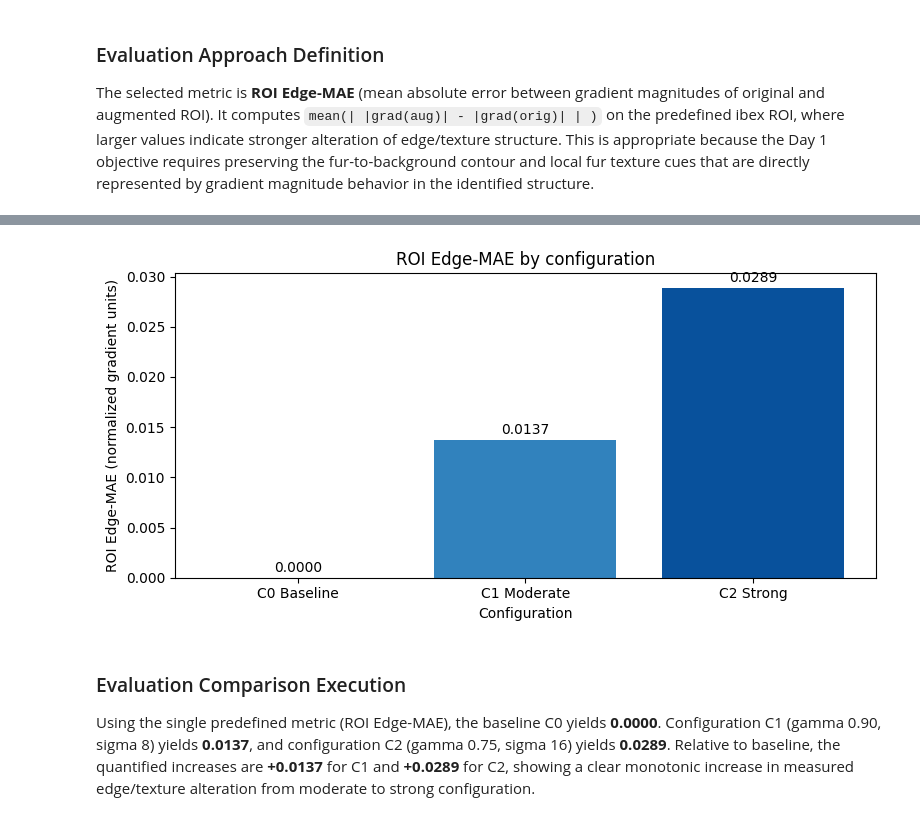
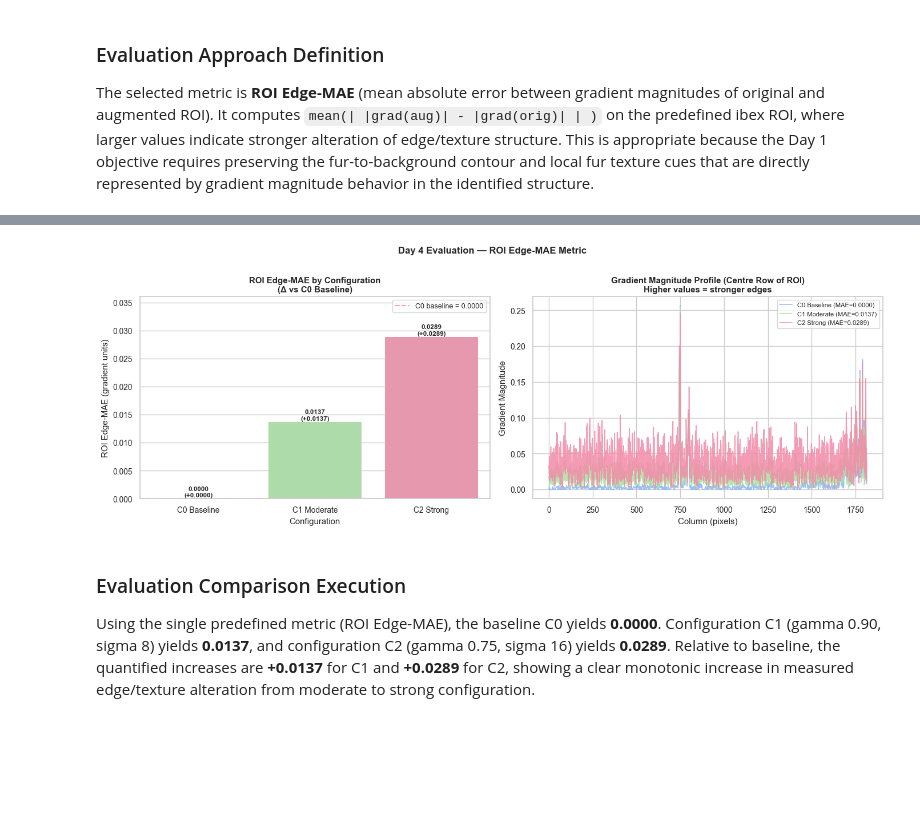
Before and after one commit to schwitzkasten/fhnw-ds-gbsv, a Jupyter notebook: Challenges MC2/gbsv-mc2.1_revisions.ipynb, the cells around one changed output, grey strips where cells are left out. Cells and saved outputs as stored; diff of their text form; code cells hidden in the pictures; blank space fills up the shorter version.

```diff
--- a/Challenges MC2/gbsv-mc2.1_revisions.ipynb
+++ b/Challenges MC2/gbsv-mc2.1_revisions.ipynb
@@ -113,7 +333,10 @@ Gamma and Gaussian models are useful approximations but do not capture all alpin
 # %%
 import numpy as np
 import matplotlib.pyplot as plt
+import seaborn as sns
 from PIL import Image
+
+sns.set_theme(style="whitegrid", font_scale=0.9)
 
 img = np.array(Image.open("Data/Steinbock.jpg").convert("RGB"))
 img = np.rot90(img, k=-1)
@@ -195,6 +464,13 @@ plt.show()
 
 The selected metric is **ROI Edge-MAE** (mean absolute error between gradient magnitudes of original and augmented ROI). It computes `mean(| |grad(aug)| - |grad(orig)| | )` on the predefined ibex ROI, where larger values indicate stronger alteration of edge/texture structure. This is appropriate because the Day 1 objective requires preserving the fur-to-background contour and local fur texture cues that are directly represented by gradient magnitude behavior in the identified structure.
 # %%
+import numpy as np
+import seaborn as sns
+import pandas as pd
+import matplotlib.pyplot as plt
+
+sns.set_theme(style="whitegrid", font_scale=0.9)
+
 def rgb_to_gray01(im):
     return (0.299 * im[..., 0] + 0.587 * im[..., 1] + 0.114 * im[..., 2]) / 255.0
 
@@ -203,35 +479,72 @@ def gradient_magnitude(gray01):
     return np.sqrt(gx ** 2 + gy ** 2)
 
 def roi_edge_mae(original, aug, y0, y1, x0, x1):
+    """Mean absolute error between gradient magnitudes of original and augmented ROI.
+    Larger values = stronger alteration of edge/texture structure in the ibex ROI.
+    """
     g0 = gradient_magnitude(rgb_to_gray01(original[y0:y1, x0:x1]))
     g1 = gradient_magnitude(rgb_to_gray01(aug[y0:y1, x0:x1]))
     return float(np.mean(np.abs(g1 - g0)))
 
-metric_values = {}
-for name in configs:
-    metric_values[name] = roi_edge_mae(img, augmented[name], y0, y1, x0, x1)
-
+metric_values = {name: roi_edge_mae(img, augmented[name], y0, y1, x0, x1)
+                 for name in configs}
 baseline = metric_values["C0 Baseline"]
 
-print("Configuration comparison using ROI Edge-MAE")
-print("-" * 62)
-print(f"{'Configuration':<15} {'Metric':>12} {'Delta vs C0':>15}")
-print("-" * 62)
+# ── Delta table ───────────────────────────────────────────────────────────────
+rows_eval = []
 for name in configs:
-    val = metric_values[name]
-    delta = val - baseline
-    print(f"{name:<15} {val:>12.4f} {delta:>15.4f}")
+    v = metric_values[name]
+    rows_eval.append({
+        "Configuration": name,
+        "γ": configs[name]["gamma"],
+        "σ_noise": configs[name]["sigma"],
+        "ROI Edge-MAE": round(v, 4),
+        "Δ vs C0": f"{v - baseline:+.4f}",
+        "Δ %": f"{(v - baseline) / (baseline + 1e-12) * 100:+.1f}%" if baseline > 0 else "N/A",
+    })
 
-names = list(configs.keys())
-vals = [metric_values[n] for n in names]
+df_eval21 = pd.DataFrame(rows_eval).set_index("Configuration")
+print("── ROI Edge-MAE Evaluation ──────────────────────────────────────────────")
+print(df_eval21.to_string())
+print()
 
-fig, ax = plt.subplots(figsize=(8, 4))
-bars = ax.bar(names, vals, color=["#6baed6", "#3182bd", "#08519c"])
-ax.set_title("ROI Edge-MAE by configuration")
-ax.set_xlabel("Configuration")
-ax.set_ylabel("ROI Edge-MAE (normalized gradient units)")
-for b, v in zip(bars, vals):
-    ax.text(b.get_x() + b.get_width() / 2, v + 0.0006, f"{v:.4f}", ha="center")
+# ── Seaborn bar chart ─────────────────────────────────────────────────────────
+cfg_names = list(metric_values.keys())
+cfg_vals  = [metric_values[n] for n in cfg_names]
+
+fig, axes = plt.subplots(1, 2, figsize=(14, 5))
+
+# Panel 1: Bar chart with delta labels
+bars = sns.barplot(x=cfg_names, y=cfg_vals, ax=axes[0],
+                   palette={"C0 Baseline":"#89b4fa","C1 Moderate":"#a6e3a1","C2 Strong":"#f38ba8"},
+                   edgecolor="none")
+axes[0].axhline(y=baseline, color="#f38ba8", linewidth=1.5, linestyle="--",
+                label=f"C0 baseline = {baseline:.4f}", alpha=0.8)
+for p, v in zip(axes[0].patches, cfg_vals):
+    delta = v - baseline
+    axes[0].text(p.get_x()+p.get_width()/2, v + 0.0003,
+                 f"{v:.4f}\n({delta:+.4f})", ha="center", fontsize=8.5, fontweight="bold")
+axes[0].set_title("ROI Edge-MAE by Configuration\n(Δ vs C0 Baseline)",
+                  fontweight="bold")
+axes[0].set_xlabel("Configuration")
+axes[0].set_ylabel("ROI Edge-MAE (gradient units)")
+axes[0].legend(fontsize=9)
+axes[0].set_ylim(0, max(cfg_vals) * 1.25)
+
+# Panel 2: Gradient magnitude maps for visual verification
+for j, name in enumerate(cfg_names):
+    aug_gray = rgb_to_gray01(augmented[name][y0:y1, x0:x1])
+    gm = gradient_magnitude(aug_gray)
+    axes[1].plot(gm[gm.shape[0]//2, :], linewidth=1.2, alpha=0.85,
+                 label=f"{name} (MAE={metric_values[name]:.4f})",
+                 color=["#89b4fa","#a6e3a1","#f38ba8"][j])
+axes[1].set_title("Gradient Magnitude Profile (Centre Row of ROI)\n"
+                  "Higher values = stronger edges", fontweight="bold")
+axes[1].set_xlabel("Column (pixels)")
+axes[1].set_ylabel("Gradient Magnitude")
+axes[1].legend(fontsize=8)
+
+plt.suptitle("Day 4 Evaluation — ROI Edge-MAE Metric", fontsize=12, fontweight="bold", y=1.01)
 plt.tight_layout()
 plt.show()
 # %% [output]
@@ -245,4 +560,4 @@ C2 Strong             0.0289          0.0289
-[figure, old version]
+[figure, new version]
 # %% [markdown]
 ### Evaluation Comparison Execution
 
```
Also changed, not shown: parts of 16 cells of this notebook, 1 other file.
